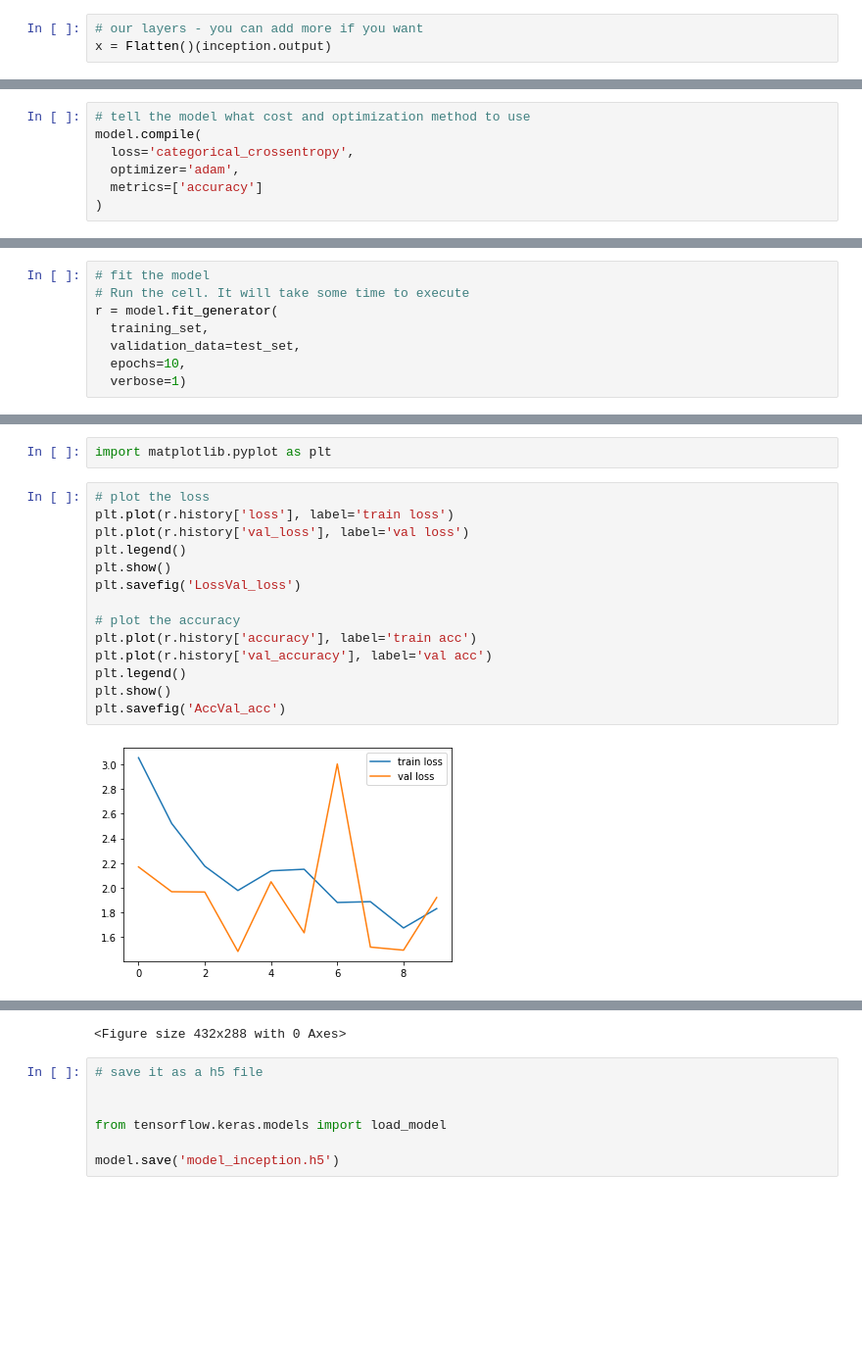
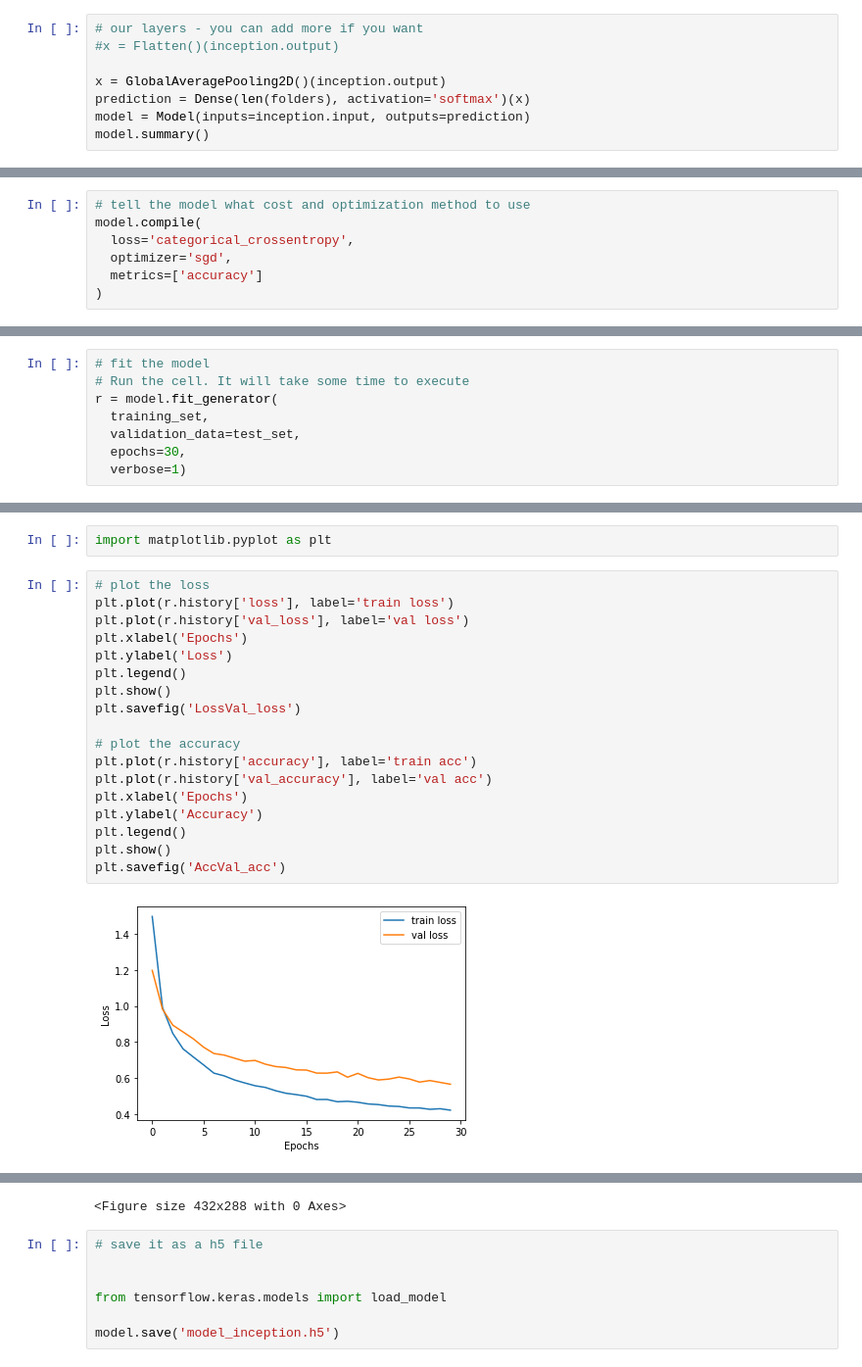
Before and after one commit to issac07-cap/tomato_detection-, a Jupyter notebook: plant-disease-detection.ipynb, the cells around one changed output, grey strips where cells are left out. Shown at 98% size. Saved outputs shown, nothing was run; the diff lists cells and outputs as text; blank space fills up the shorter version.

Commit message:
Fixed the model training issue by using pooling

```diff
--- a/plant-disease-detection.ipynb
+++ b/plant-disease-detection.ipynb
@@ -59,4 +53,9 @@ for layer in inception.layers:
 folders = glob('/content/drive/MyDrive/Tomato/train/*')
 # %%
 # our layers - you can add more if you want
-x = Flatten()(inception.output)
+#x = Flatten()(inception.output)
+
+x = GlobalAveragePooling2D()(inception.output)
+prediction = Dense(len(folders), activation='softmax')(x)
+model = Model(inputs=inception.input, outputs=prediction)
+model.summary()
@@ -91,7 +81,7 @@ ________________________________________________________________________________
 # tell the model what cost and optimization method to use
 model.compile(
   loss='categorical_crossentropy',
-  optimizer='adam',
+  optimizer='sgd',
   metrics=['accuracy']
 )
 # %%
@@ -125,6 +115,6 @@ Found 1000 images belonging to 10 classes.
 r = model.fit_generator(
   training_set,
   validation_data=test_set,
-  epochs=10,
+  epochs=30,
   verbose=1)
 # %% [output]
@@ -135,16 +140,20 @@ import matplotlib.pyplot as plt
 # %%
 # plot the loss
 plt.plot(r.history['loss'], label='train loss')
 plt.plot(r.history['val_loss'], label='val loss')
+plt.xlabel('Epochs')
+plt.ylabel('Loss')
 plt.legend()
 plt.show()
 plt.savefig('LossVal_loss')
 
 # plot the accuracy
 plt.plot(r.history['accuracy'], label='train acc')
 plt.plot(r.history['val_accuracy'], label='val acc')
+plt.xlabel('Epochs')
+plt.ylabel('Accuracy')
 plt.legend()
 plt.show()
 plt.savefig('AccVal_acc')
 # %% [output]
-[figure, old version]
+[figure, new version]
```
Also changed, not shown: parts of 7 cells of this notebook.
